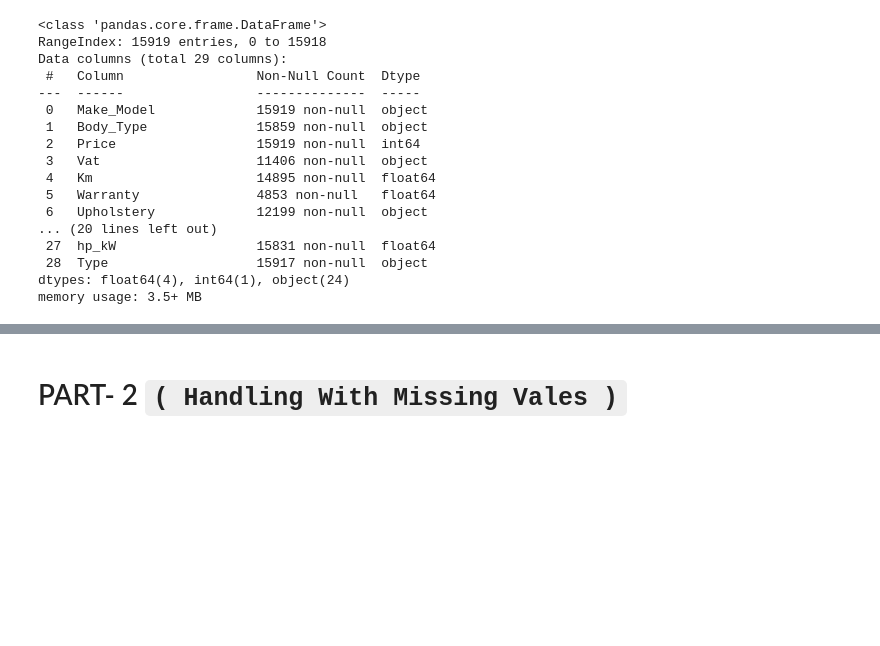
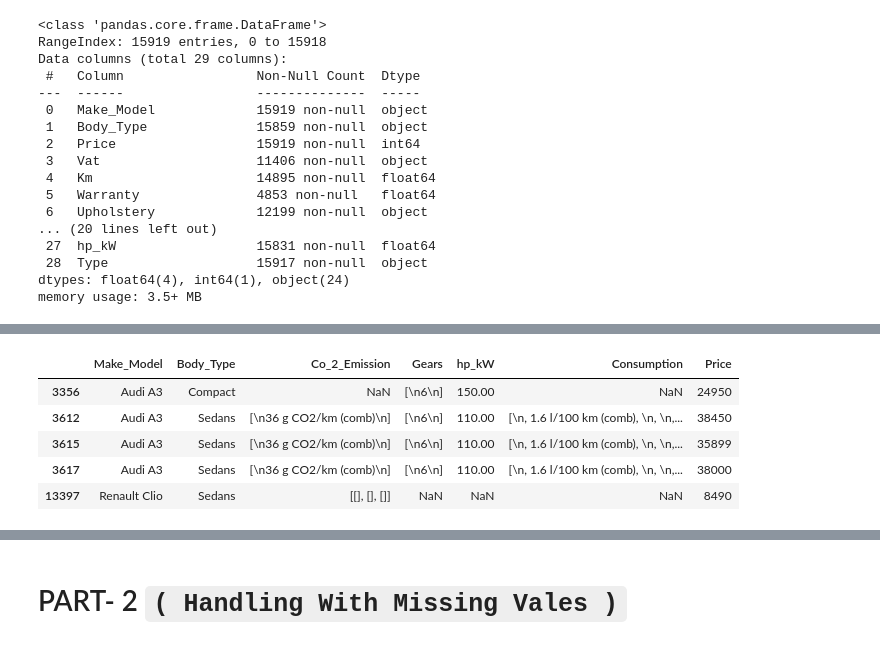
Before and after one commit to MK2709/DS11-assigments, a Jupyter notebook: DAwPy_Capstone_Project_(AutoScout)_Part1(DataCleaning)_D1461_Metin.ipynb, the cells around one changed output, grey strips where cells are left out. Drawn from its saved outputs; the diff is of its cells as text; code cells hidden in the pictures; blank space fills up the shorter version.

```diff
--- a/DAwPy_Capstone_Project_(AutoScout)_Part1(DataCleaning)_D1461_Metin.ipynb
+++ b/DAwPy_Capstone_Project_(AutoScout)_Part1(DataCleaning)_D1461_Metin.ipynb
@@ -2229,0 +2899,2 @@ memory usage: 3.5+ MB
+# %%
+df["Fuel"]=df_yedek["Fuel"]
@@ -2229,0 +2936,2 @@ memory usage: 3.5+ MB
+# %%
+df["Fuel"]=df.Fuel.str[1].str.split("/").str[0].str.strip()
@@ -2229,0 +2976,2 @@ memory usage: 3.5+ MB
+# %%
+df["Fuel"]=df.Fuel.str.split("(").str[0].str.strip()
@@ -2229,0 +2996,13 @@ memory usage: 3.5+ MB
+# %%
+benzine = ["Gasoline", "Super 95", "Regular", "Super E10 95", "Super Plus 98", "Super Plus E10 98", "Others"]
+lpg = ["LPG", "Liquid petroleum gas", "CNG", "Biogas", "Domestic gas H"]
+
+def fueltype(x):
+    if x in benzine:
+        return "Benzine"
+    elif x in lpg:
+        return "LPG/CNG"
+    else:
+        return x
+
+df["Fuel"] = df.Fuel.apply(fueltype)
@@ -2229,0 +3037,9 @@ memory usage: 3.5+ MB
+# %%
+df[df.Fuel == "Electric"][["Make_Model", "Body_Type", "Co_2_Emission", "Gears", "hp_kW", "Consumption", "Price"]]
+# %% [output]
+|  | Make_Model | Body_Type | Co_2_Emission | Gears | hp_kW | Consumption | Price |
+| 3356 | Audi A3 | Compact | NaN | [\n6\n] | 150.00 | NaN | 24950 |
+| 3612 | Audi A3 | Sedans | [\n36 g CO2/km (comb)\n] | [\n6\n] | 110.00 | [\n, 1.6 l/100 km (comb), \n, \n,... | 38450 |
+| 3615 | Audi A3 | Sedans | [\n36 g CO2/km (comb)\n] | [\n6\n] | 110.00 | [\n, 1.6 l/100 km (comb), \n, \n,... | 35899 |
+| 3617 | Audi A3 | Sedans | [\n36 g CO2/km (comb)\n] | [\n6\n] | 110.00 | [\n, 1.6 l/100 km (comb), \n, \n,... | 38000 |
+| 13397 | Renault Clio | Sedans | [[], [], []] | NaN | NaN | NaN | 8490 |
```
Also changed, not shown: parts of 95 cells of this notebook.
